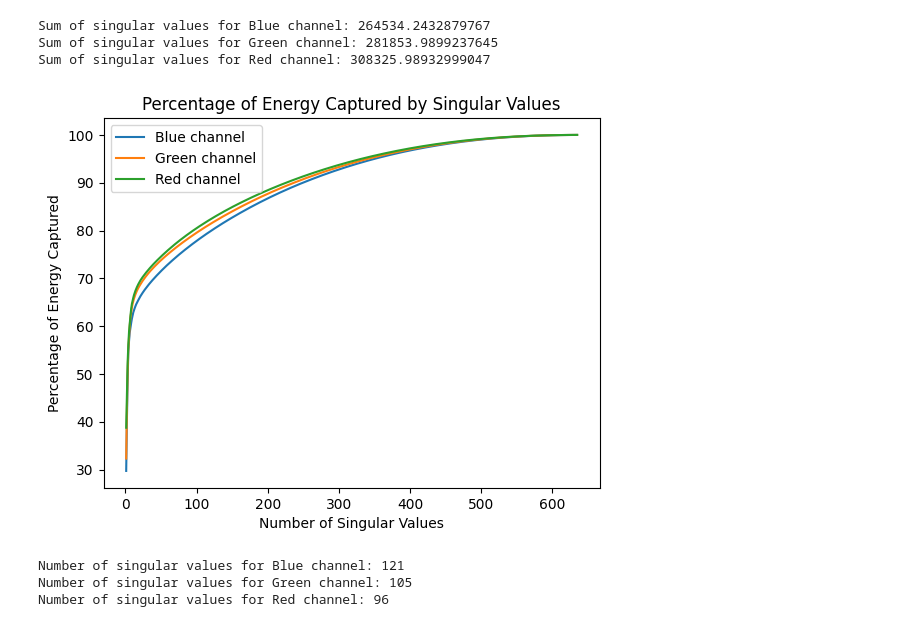
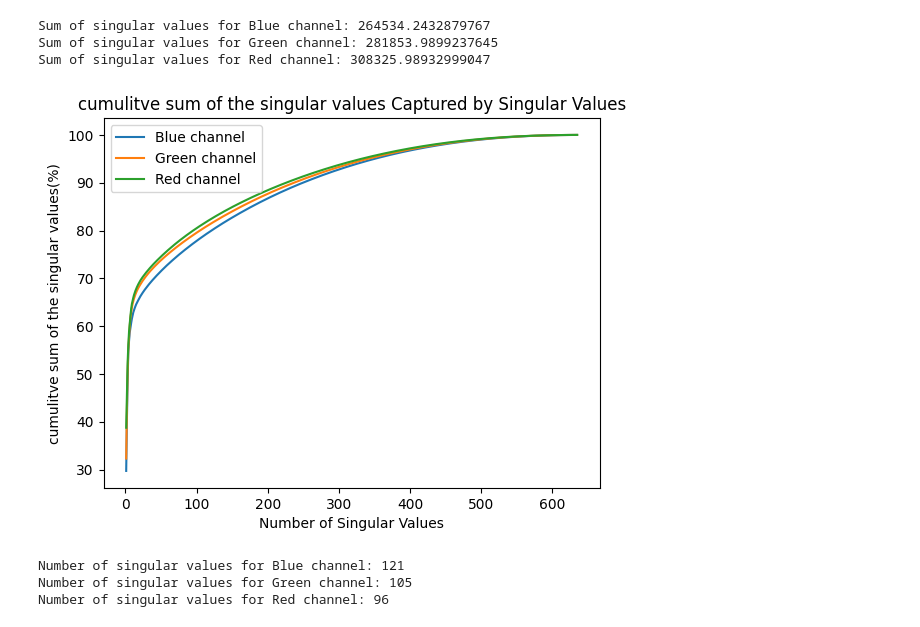
Before and after one commit to ylylime/MAT167-SS2, a Jupyter notebook: Question1_HW2.ipynb, the cells around one changed output. Cells and saved outputs as stored; diff of their text form; code cells hidden in the pictures.

```diff
--- a/Question1_HW2.ipynb
+++ b/Question1_HW2.ipynb
@@ -78,32 +78,32 @@ Sum of singular values for Red channel: 308325.98932999047
 # %%
 
 # Calculate the cumulative sum of singular values for each channel
 cumulative_sum_blue = np.cumsum(S_b)
 cumulative_sum_green = np.cumsum(S_g)
 cumulative_sum_red = np.cumsum(S_r)
 
 # Calculate the total sum of singular values for each channel
 total_sum_blue = np.sum(S_b)
 total_sum_green = np.sum(S_g)
 total_sum_red = np.sum(S_r)
 
 # Calculate the percentage of energy captured by the first n singular values
 n_values = np.arange(1, len(S_b) + 1)
 percentage_blue = cumulative_sum_blue / total_sum_blue * 100
 percentage_green = cumulative_sum_green / total_sum_green * 100
 percentage_red = cumulative_sum_red / total_sum_red * 100
 
 # Plot the percentage of energy captured
 plt.plot(n_values, percentage_blue, label='Blue channel')
 plt.plot(n_values, percentage_green, label='Green channel')
 plt.plot(n_values, percentage_red, label='Red channel')
 plt.xlabel('Number of Singular Values')
-plt.ylabel('Percentage of Energy Captured')
-plt.title('Percentage of Energy Captured by Singular Values')
+plt.ylabel('cumulitve sum of the singular values(%)')
+plt.title('cumulitve sum of the singular values Captured by Singular Values')
 plt.legend()
 plt.show()
 # %% [output]
-[figure, old version]
+[figure, new version]
 # %%
 threshold_value_blue = 0.8 * sum_singular_values_blue
 threshold_value_green = 0.8 * sum_singular_values_green
```
Also changed, not shown: parts of 4 cells of this notebook.
